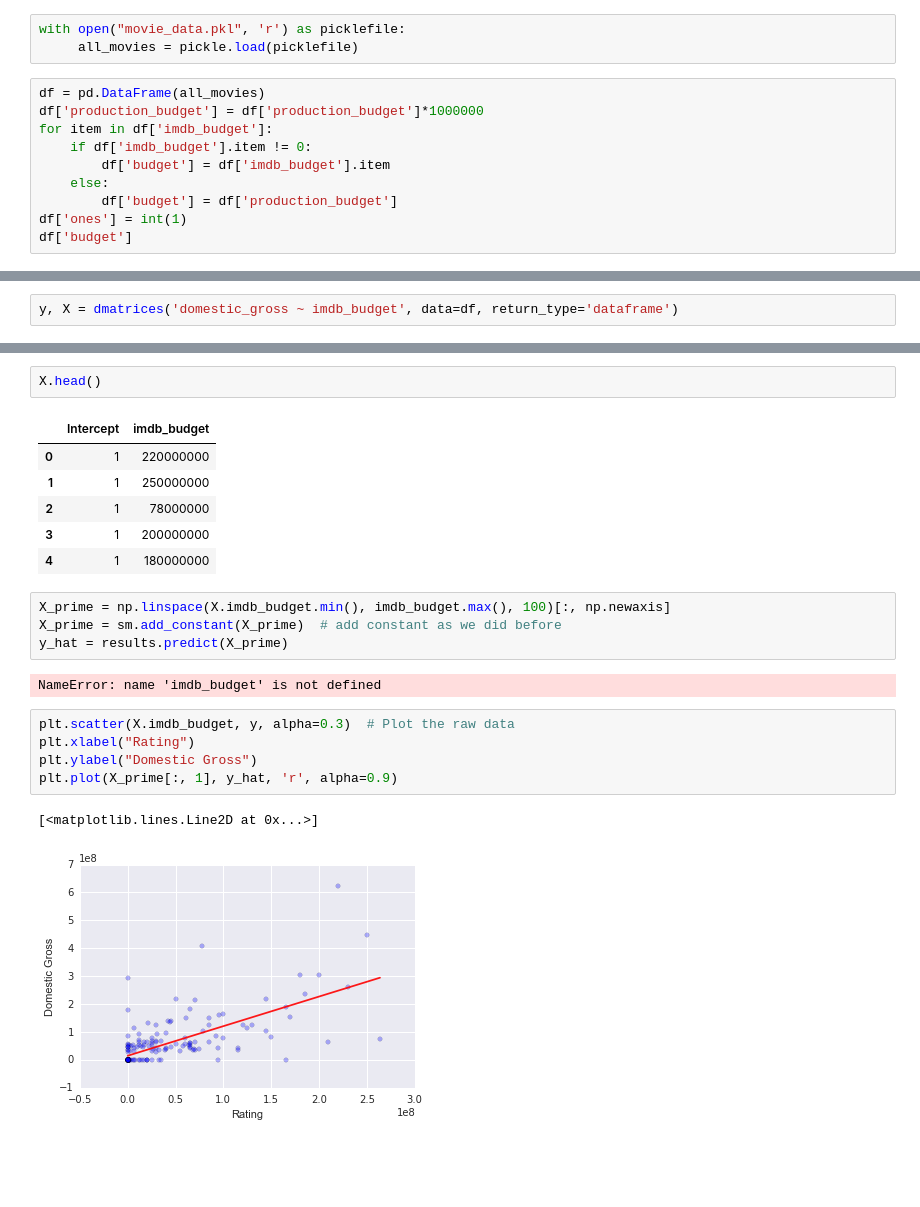
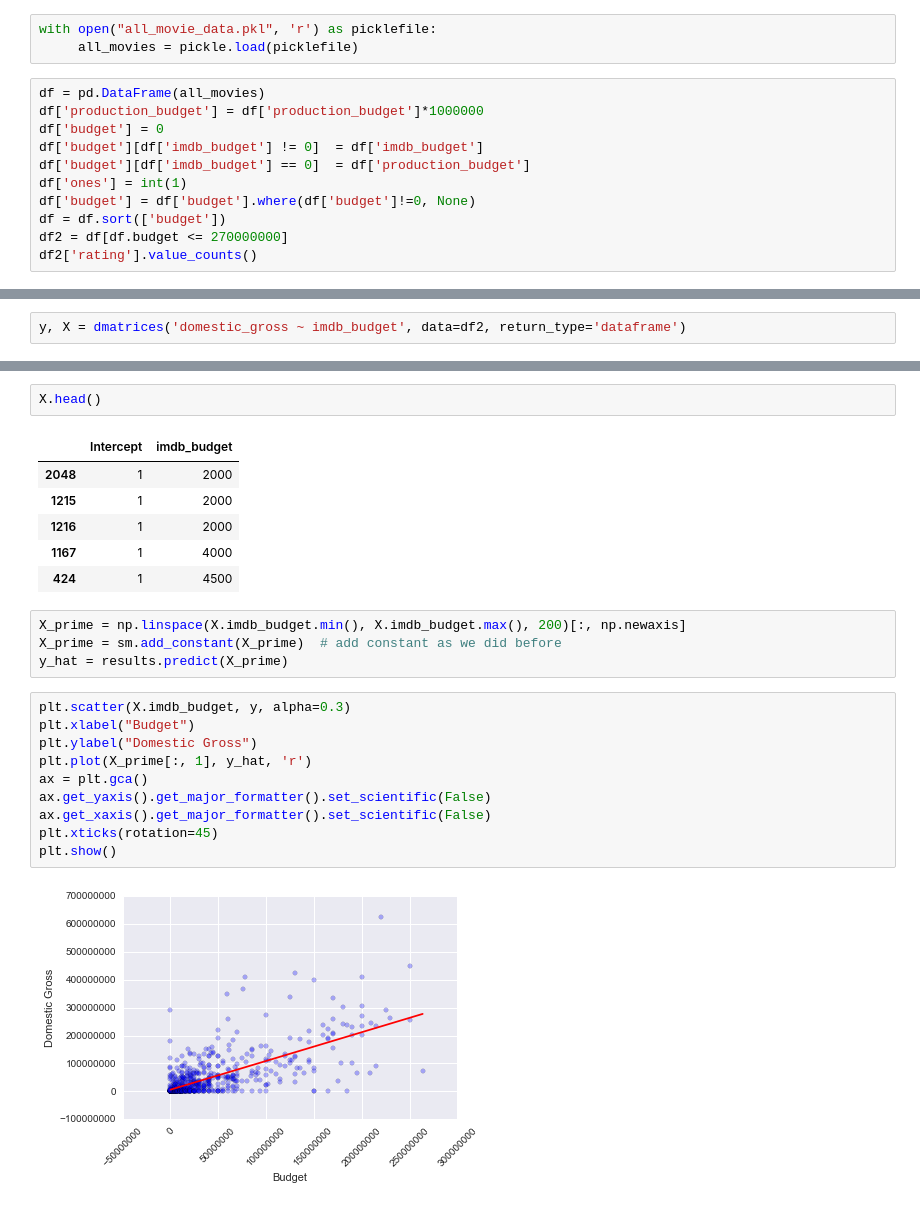
Before and after one commit to edooley7/Movie_analysis, a Jupyter notebook: Movie plots.ipynb, the cells around one changed output, grey strips where cells are left out. Cells and saved outputs as stored; diff of their text form; blank space fills up the shorter version.

```diff
--- a/Movie plots.ipynb
+++ b/Movie plots.ipynb
@@ -12,15 +14,16 @@ import matplotlib.pyplot as plt
 %matplotlib inline
 # %%
-with open("movie_data.pkl", 'r') as picklefile:
+with open("all_movie_data.pkl", 'r') as picklefile:
      all_movies = pickle.load(picklefile)
 # %%
 df = pd.DataFrame(all_movies)
 df['production_budget'] = df['production_budget']*1000000
-for item in df['imdb_budget']:
-    if df['imdb_budget'].item != 0:
-        df['budget'] = df['imdb_budget'].item
-    else:
-        df['budget'] = df['production_budget']
+df['budget'] = 0
+df['budget'][df['imdb_budget'] != 0]  = df['imdb_budget']
+df['budget'][df['imdb_budget'] == 0]  = df['production_budget']
 df['ones'] = int(1)
-df['budget']
+df['budget'] = df['budget'].where(df['budget']!=0, None)
+df = df.sort(['budget'])
+df2 = df[df.budget <= 270000000]
+df2['rating'].value_counts()
 # %% [output]
@@ -48,5 +44,5 @@ Build a linear model that uses only a constant term (a column of ones) to predic
 # %%
-y, X = dmatrices('domestic_gross ~ imdb_budget', data=df, return_type='dataframe')
+y, X = dmatrices('domestic_gross ~ imdb_budget', data=df2, return_type='dataframe')
 # %%
 #X = sm.add_constant(X)
 model = sm.OLS(y, X)
@@ -74,25 +70,27 @@ OLS Regression Results
 X.head()
 # %% [output]
 |  | Intercept | imdb_budget |
-| 0 | 1 | 220000000 |
-| 1 | 1 | 250000000 |
-| 2 | 1 | 78000000 |
-| 3 | 1 | 200000000 |
-| 4 | 1 | 180000000 |
+| 2048 | 1 | 2000 |
+| 1215 | 1 | 2000 |
+| 1216 | 1 | 2000 |
+| 1167 | 1 | 4000 |
+| 424 | 1 | 4500 |
 # %%
-X_prime = np.linspace(X.imdb_budget.min(), imdb_budget.max(), 100)[:, np.newaxis]
+X_prime = np.linspace(X.imdb_budget.min(), X.imdb_budget.max(), 200)[:, np.newaxis]
 X_prime = sm.add_constant(X_prime)  # add constant as we did before
 y_hat = results.predict(X_prime)
-# %% [output]
-NameError: name 'imdb_budget' is not defined
 # %%
-plt.scatter(X.imdb_budget, y, alpha=0.3)  # Plot the raw data
-plt.xlabel("Rating")
+plt.scatter(X.imdb_budget, y, alpha=0.3)
+plt.xlabel("Budget")
 plt.ylabel("Domestic Gross")
-plt.plot(X_prime[:, 1], y_hat, 'r', alpha=0.9)
+plt.plot(X_prime[:, 1], y_hat, 'r')
+ax = plt.gca()
+ax.get_yaxis().get_major_formatter().set_scientific(False)
+ax.get_xaxis().get_major_formatter().set_scientific(False)
+plt.xticks(rotation=45)
+plt.show()
 # %% [output]
-[<matplotlib.lines.Line2D at 0x...>]
-[figure, old version]
+[figure, new version]
 # %%
 sns.residplot(X.imdb_budget,y)
 # %% [output]
```
Also changed, not shown: parts of 8 cells of this notebook.
